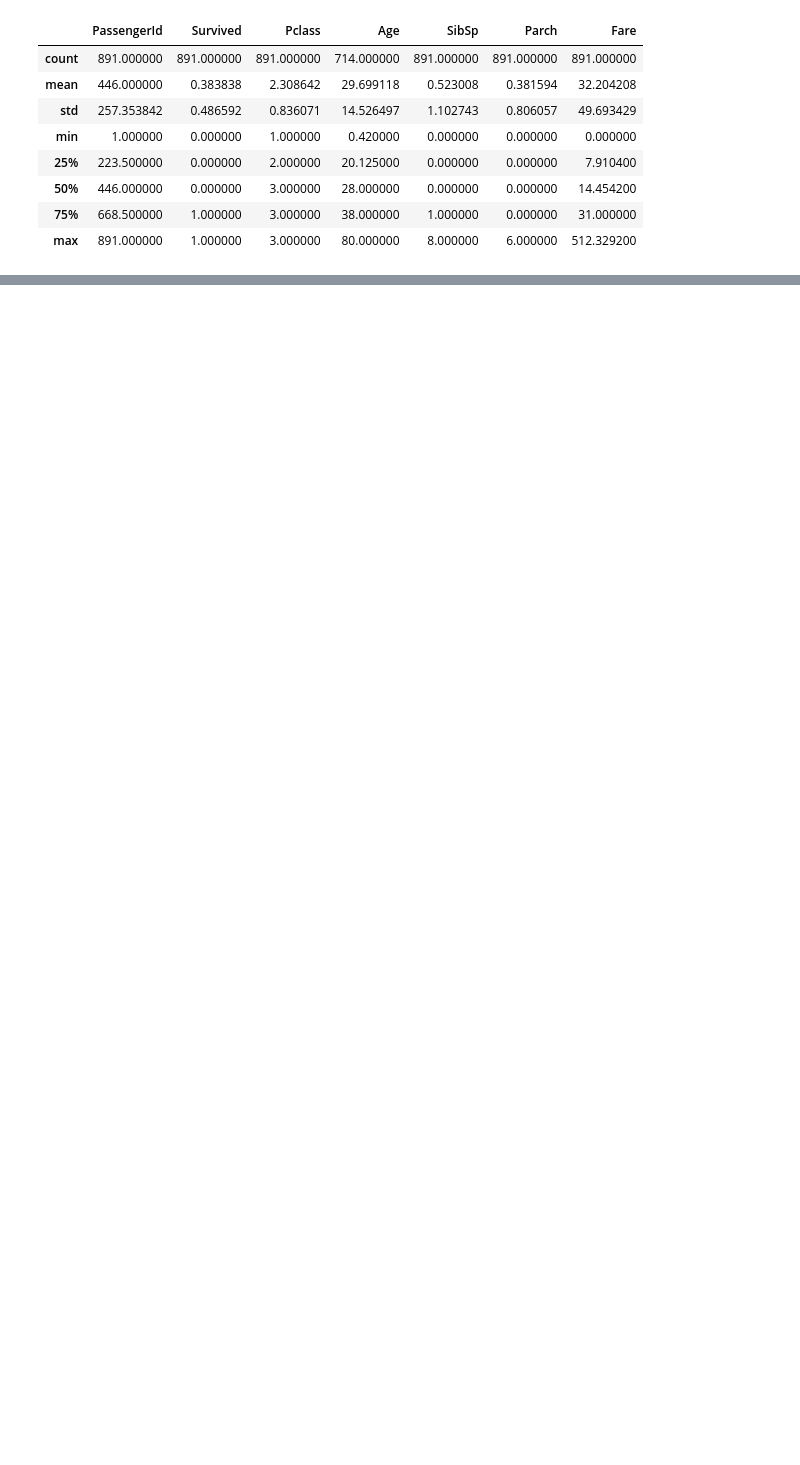
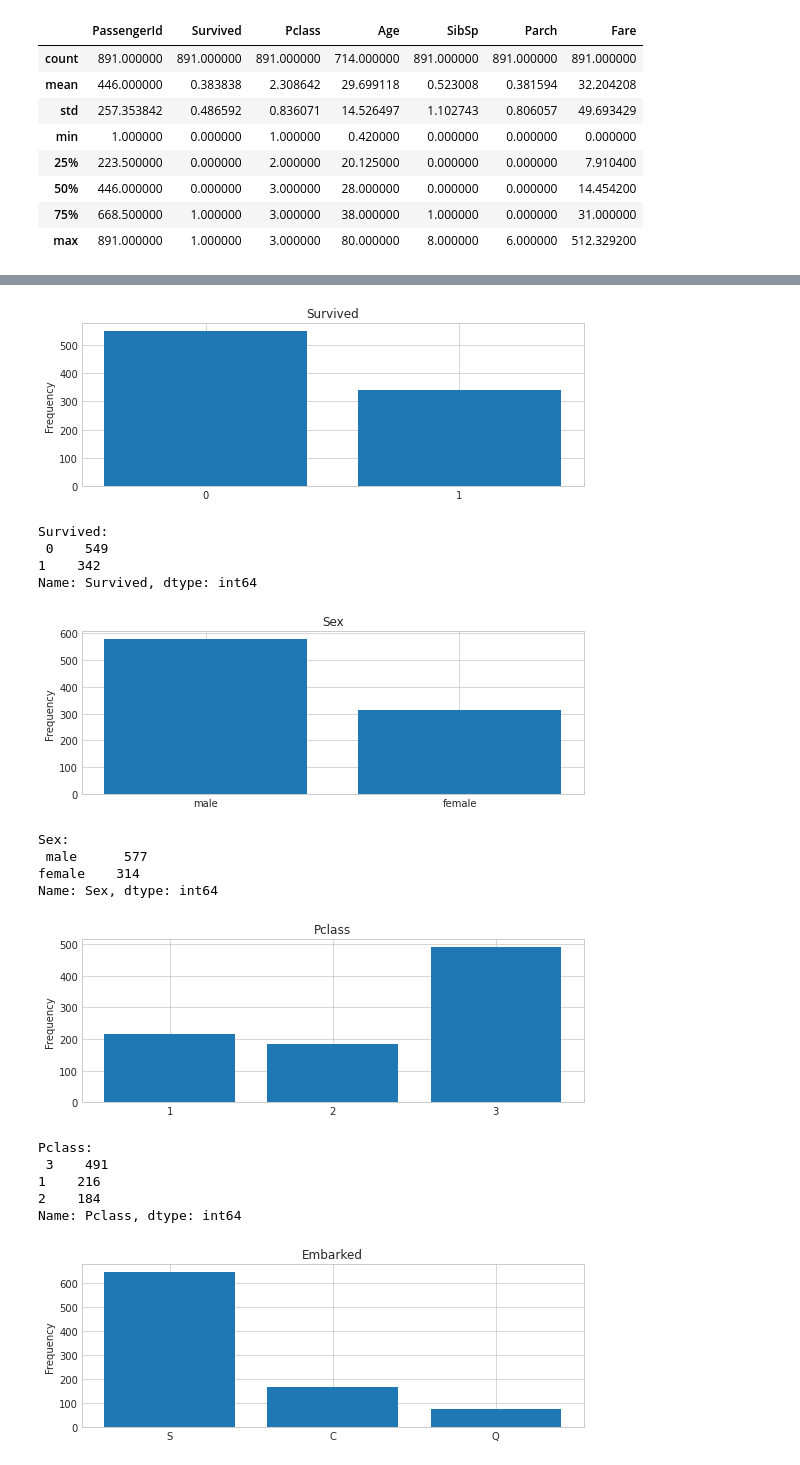
Before and after one commit to esmnralican/Titanic-EDA, a Jupyter notebook: titanik-eda2.ipynb, the cells around one changed output, grey strips where cells are left out. Drawn from its saved outputs; the diff is of its cells as text; code cells hidden in the pictures; blank space fills up the shorter version.

```diff
--- a/titanik-eda2.ipynb
+++ b/titanik-eda2.ipynb
@@ -77,0 +132,41 @@ train_df.describe() # nümerik(sayısal) feature'lar ile ilgili istatistiksel bi
+# %%
+def bar_plot(variable):
+    """
+    input : variable ex: "Sex"
+    output : bar plot & value count
+    """
+    # get feature
+    var = train_df[variable]
+    # count number of categorical variable(valu/sample)
+    varValue = var.value_counts()#cinsiyetten kaç adet olduğunu göstermeye yarıyor
+
+    #visualize
+    plt.figure(figsize = (9,3))
+    plt.bar(varValue.index , varValue) # herhangi bir feature içindeki seçenek sayısının gösterir. Ör: A listesinde 4 M ve 4 F olsun.
+    plt.xticks(varValue.index , varValue.index.values) #xtixks : x'de bulunan tik sayısı
+    plt.ylabel("Frequency") # ylabel : y ekseninde bulunan kategorilere ait sample sayısı
+    plt.title(variable)
+    plt.show()
+    print("{}: \n {}".format(variable, varValue))
+# %%
+category1 = ["Survived" , "Sex" , "Pclass" , "Embarked" , "SibSp" , "Parch"]
+for c in category1:
+    bar_plot(c)
+# %% [output]
+[figure, added]
+Survived:
+ 0    549
+1    342
+Name: Survived, dtype: int64
+[figure, added]
+Sex:
+ male      577
+female    314
+Name: Sex, dtype: int64
+[figure, added]
+Pclass:
+ 3    491
+1    216
+2    184
+Name: Pclass, dtype: int64
+[figure, added]
```
Also changed, not shown: parts of 10 cells of this notebook.
